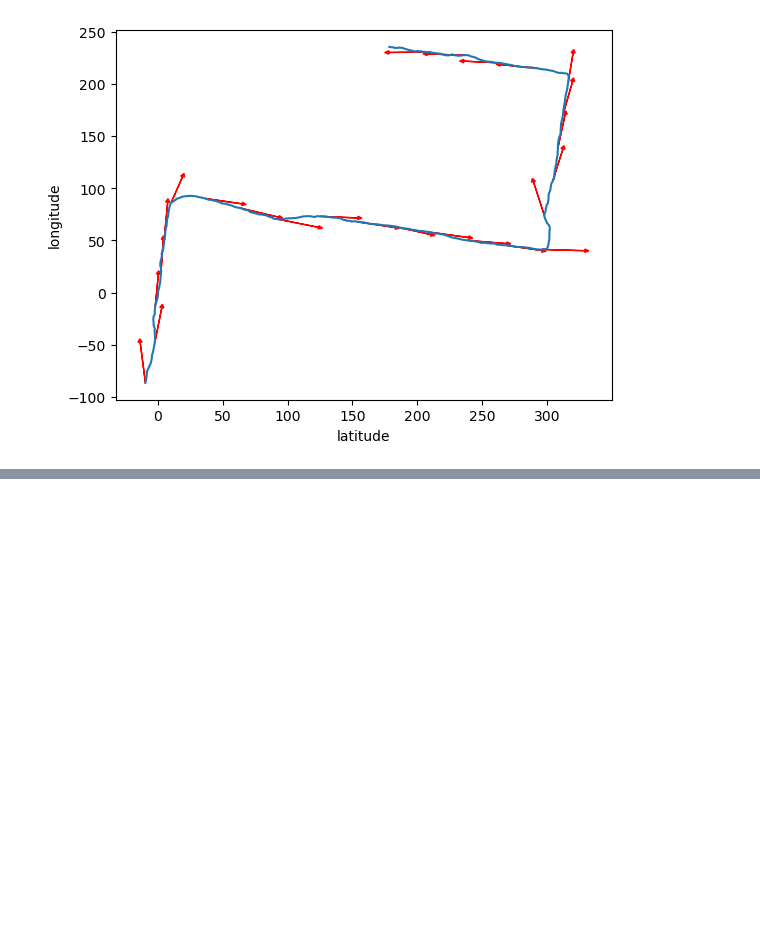
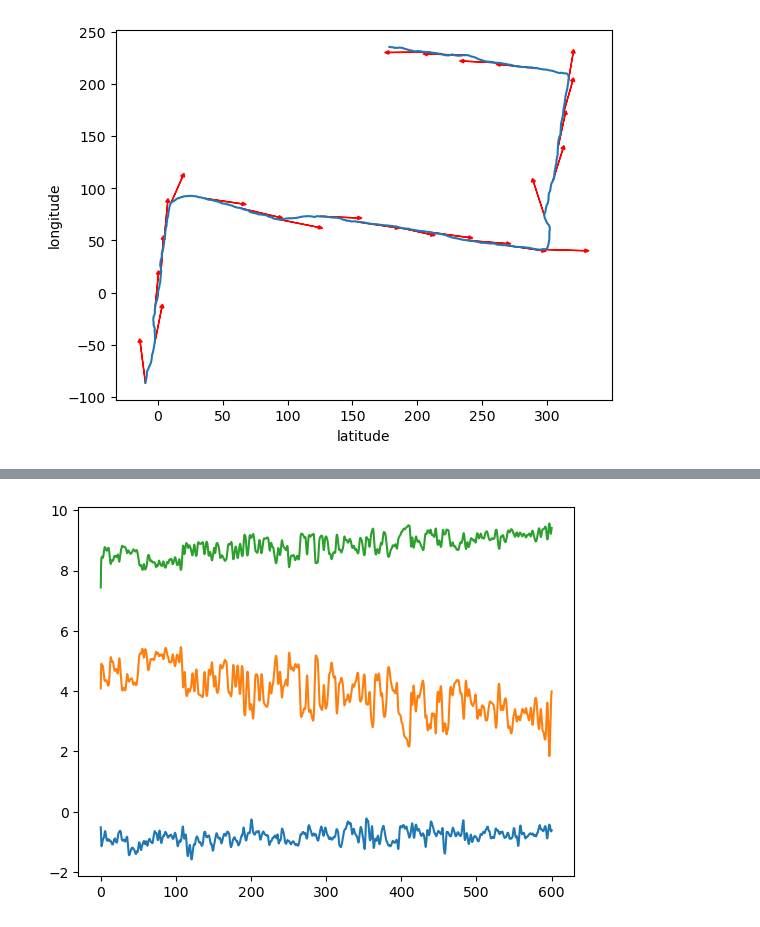
Before and after one commit to nju-aml2022/Pedestrian-Dead-Reckoning-PDR, a Jupyter notebook: direction.ipynb, the cells around one changed output, grey strips where cells are left out. Cells and saved outputs as stored; diff of their text form; code cells hidden in the pictures; blank space fills up the shorter version.

```diff
--- a/direction.ipynb
+++ b/direction.ipynb
@@ -62,0 +66,14 @@ plt.show()
+# %%
+# 对 a 低通滤波得到重力加速度
+g_x = signal.filtfilt(b, a, tc.a_x)
+g_y = signal.filtfilt(b, a, tc.a_y)
+g_z = signal.filtfilt(b, a, tc.a_z)
+g = np.array([g_x, g_y, g_z])
+g = g.T
+# 画出重力加速度
+plt.plot(tc.time, g_x)
+plt.plot(tc.time, g_y)
+plt.plot(tc.time, g_z)
+plt.show()
+# %% [output]
+[figure, added]
```
Also changed, not shown: parts of 5 cells of this notebook.
